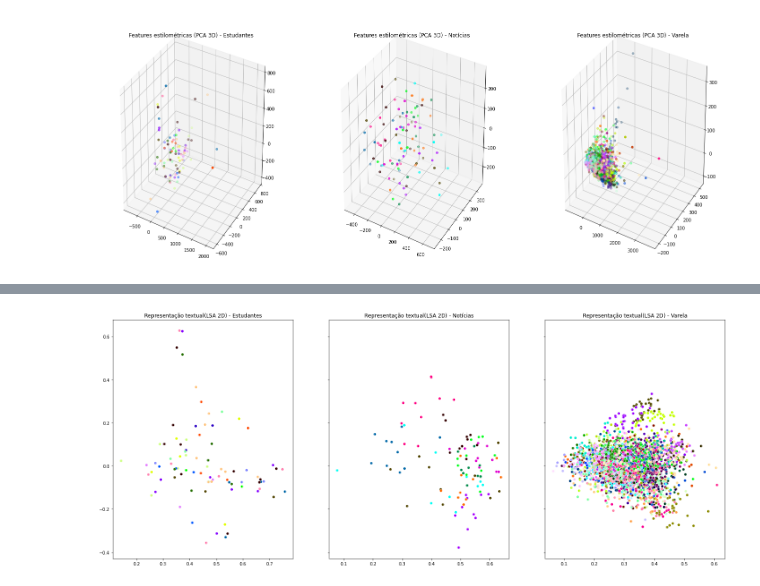
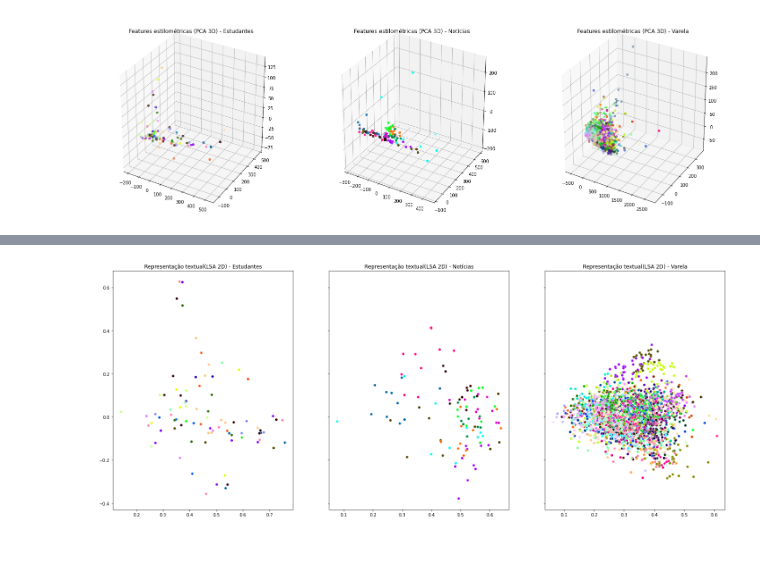
Before and after one commit to Daanielvb/authorship-classification, a Jupyter notebook: Autorship_data_visualization.ipynb, the cells around one changed output, grey strips where cells are left out. Saved outputs shown, nothing was run; the diff lists cells and outputs as text; code cells hidden in the pictures; blank space fills up the shorter version.

```diff
--- a/Autorship_data_visualization.ipynb
+++ b/Autorship_data_visualization.ipynb
@@ -388,0 +681,9 @@ def authorship_verification(df, target_column):
+# %%
+lstm_types = ['GloVe 50d', 'GloVe 100d', 'Word2vec cbow 50d', 'Word2vec cbow 100d', 'FastText skipgram 50d', 'FastText skipgram 100d']
+# %%
+lstm_df = pd.DataFrame(index=['Estudantes', 'Notícias', 'Varela'])
+
+
+for idx, legend in enumerate(lstm_types):
+  cur_idx = idx * 3
+  lstm_df[legend] = lstm_scores[cur_idx : cur_idx+3]
@@ -388,0 +1181,2 @@ def authorship_verification(df, target_column):
+# %%
+df.shape = (84, 74)
@@ -572,15 +1345,21 @@ df = pd.DataFrame(scaled_features, index=df.index, columns=df.columns)
 # %%
 # Plotting helper functions
 
-def set_title_and_labels(ax, reduction_name, dataset_name, label_name='', is_3d=False, stylo=True):
-  if stylo:
-    ax.set_title('Features estilométricas ' + '({})'.format(reduction_name) + ' - ' + dataset_name)
+def set_title_and_labels(ax, reduction_name, dataset_name, label_name='', size=12, is_3d=False, stylo=True, title=True, rotation=0):
+  if title:
+    if stylo:
+      current_title = 'Features estilométricas ' + '({})'.format(reduction_name) + ' - ' + dataset_name
+    else:
+      current_title = 'Representação textual' + '({})'.format(reduction_name) + ' - ' + dataset_name
   else:
-    ax.set_title('Representação textual' + '({})'.format(reduction_name) + ' - ' + dataset_name)
+    current_title = '{}'.format(dataset_name)
+
+  ax.set_title(current_title, fontdict={'fontsize': size}, rotation=rotation)
   ax.set_xlabel(label_name)
   ax.set_ylabel(label_name)
   if is_3d:
     ax.set_zlabel(label_name)
+
 
 # Custom colormap function
 def generate_colormap(number_of_distinct_colors: int = 80):
@@ -675,41 +1506,41 @@ plt.figure()
 # %%
 # Plot stylometric data on PCA-3D
 fig = plt.figure(figsize=(30,10))
 
 ax = fig.add_subplot(1, 3, 1, projection='3d')
 
 ax.scatter(
-    xs=df.loc[:]["PCA-one"],
-    ys=df.loc[:]["PCA-two"],
-    zs=df.loc[:]["PCA-three"],
+    xs=df_pca_3D.loc[:]["PCA-1"],
+    ys=df_pca_3D.loc[:]["PCA-2"],
+    zs=df_pca_3D.loc[:]["PCA-3"],
     c=encoded_Y,
     cmap=generate_colormap(16),
 )
 
 ax1 = fig.add_subplot(1, 3, 2, projection='3d')
 ax1.scatter(
-    xs=news_df.loc[:]["PCA-one"],
-    ys=news_df.loc[:]["PCA-two"],
-    zs=news_df.loc[:]["PCA-three"],
+    xs=news_pca_3D.loc[:]["PCA-1"],
+    ys=news_pca_3D.loc[:]["PCA-2"],
+    zs=news_pca_3D.loc[:]["PCA-3"],
     c=encoded_Y_news,
     cmap=generate_colormap(10)
 )
 
 ax2 = fig.add_subplot(1, 3, 3, projection='3d')
 ax2.scatter(
-    xs=varela_df.loc[:]["PCA-one"],
-    ys=varela_df.loc[:]["PCA-two"],
-    zs=varela_df.loc[:]["PCA-three"],
+    xs=varela_pca_3D.loc[:]["PCA-1"],
+    ys=varela_pca_3D.loc[:]["PCA-2"],
+    zs=varela_pca_3D.loc[:]["PCA-3"],
     c=encoded_varela_Y,
     cmap=generate_colormap(100)
 )
 
 set_title_and_labels(ax, 'PCA 3D', 'Estudantes', is_3d=True)
 set_title_and_labels(ax1, 'PCA 3D', 'Notícias', is_3d=True)
 set_title_and_labels(ax2, 'PCA 3D', 'Varela', is_3d=True)
 
 
-fig.set_size_inches(25, 10)
+fig.set_size_inches(25, 8)
 plt.show()
 # %% [output]
-[figure, old version]
+[figure, new version]
```
Also changed, not shown: parts of 116 cells of this notebook, 2 other files.
